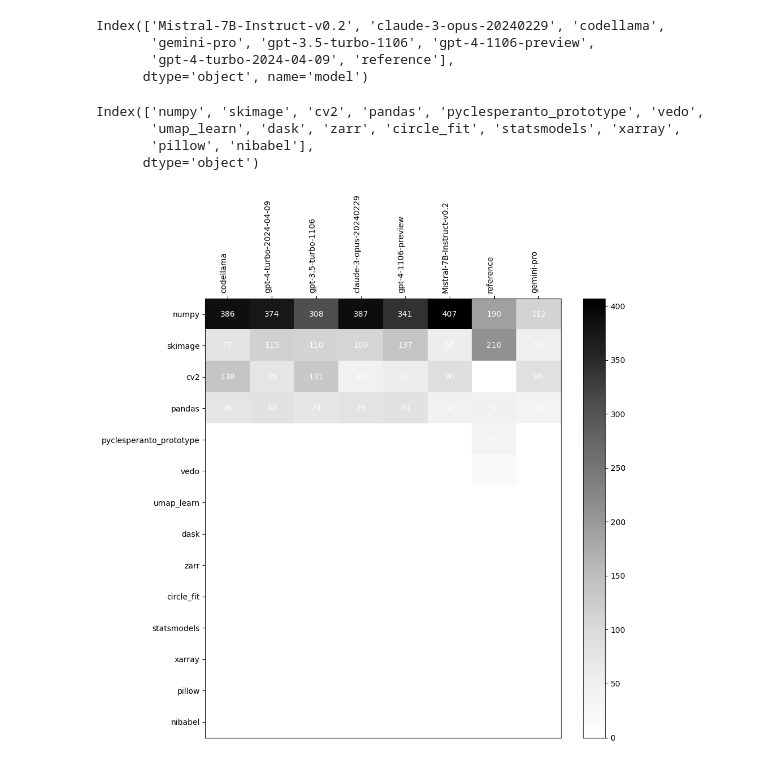
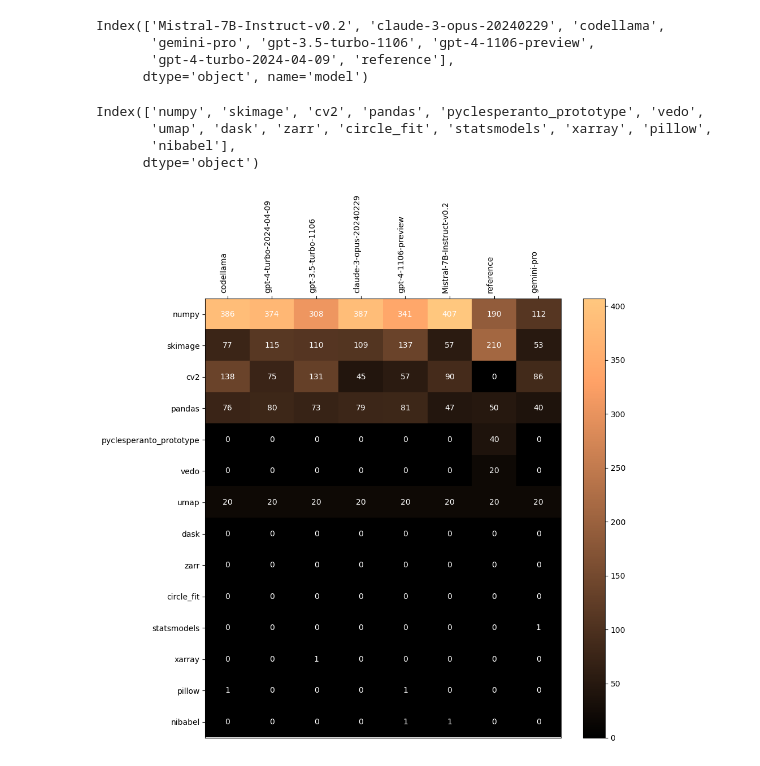
Before and after one commit to haesleinhuepf/human-eval-bia, a Jupyter notebook: demo/summarize_used_libraries.ipynb, the cells around one changed output. Saved outputs shown, nothing was run; the diff lists cells and outputs as text; code cells hidden in the pictures.

Commit message:
corrected umap lib name

```diff
--- a/demo/summarize_used_libraries.ipynb
+++ b/demo/summarize_used_libraries.ipynb
@@ -17,7 +17,7 @@ common_libraries = [
 'pandas',
 'pyclesperanto_prototype',
 'vedo',
-'umap_learn',
+'umap',
 'dask',
 'zarr',
 'circle_fit',
@@ -105,8 +105,8 @@ Index(['Mistral-7B-Instruct-v0.2', 'claude-3-opus-20240229', 'codellama',
 lib_counts.index
 # %% [output]
 Index(['numpy', 'skimage', 'cv2', 'pandas', 'pyclesperanto_prototype', 'vedo',
-       'umap_learn', 'dask', 'zarr', 'circle_fit', 'statsmodels', 'xarray',
-       'pillow', 'nibabel'],
+       'umap', 'dask', 'zarr', 'circle_fit', 'statsmodels', 'xarray', 'pillow',
+       'nibabel'],
       dtype='object')
 # %%
 import matplotlib.pyplot as plt
@@ -120,32 +120,32 @@ mean_values = numerical_data.mean().sort_values(ascending=False)
 numerical_data = numerical_data[mean_values.index]
 
 str_column_values = lib_counts.index
 
 # Plotting
 fig, ax = plt.subplots(figsize=(10,10))
-cax = ax.imshow(numerical_data, cmap='Greys', aspect='auto')
+cax = ax.imshow(numerical_data, cmap='copper', aspect='auto')
 
 # Annotating each cell with the corresponding value
 for (i, j), val in np.ndenumerate(numerical_data):
     ax.text(j, i, f'{val}', ha='center', va='center', color='white')
 
 # Setting the column names as x-axis labels
 ax.set_xticks(np.arange(len(numerical_data.columns)))
 ax.set_xticklabels(numerical_data.columns)
 
 # Setting the string column values as y-axis labels
 ax.set_yticks(np.arange(len(str_column_values)))
 ax.set_yticklabels(str_column_values)
 
 # Rotating the tick labels for better visibility
 ax.xaxis.tick_top()
 plt.xticks(rotation=90, ha="right")
 
 # Showing the color bar and tight_layout for neatness
 fig.colorbar(cax)
 plt.tight_layout()
 
 plt.savefig("used_libraries")
 plt.show()
 # %% [output]
-[figure, old version]
+[figure, new version]
```
Also changed, not shown: parts of 1 cell of this notebook, 1 other file.
